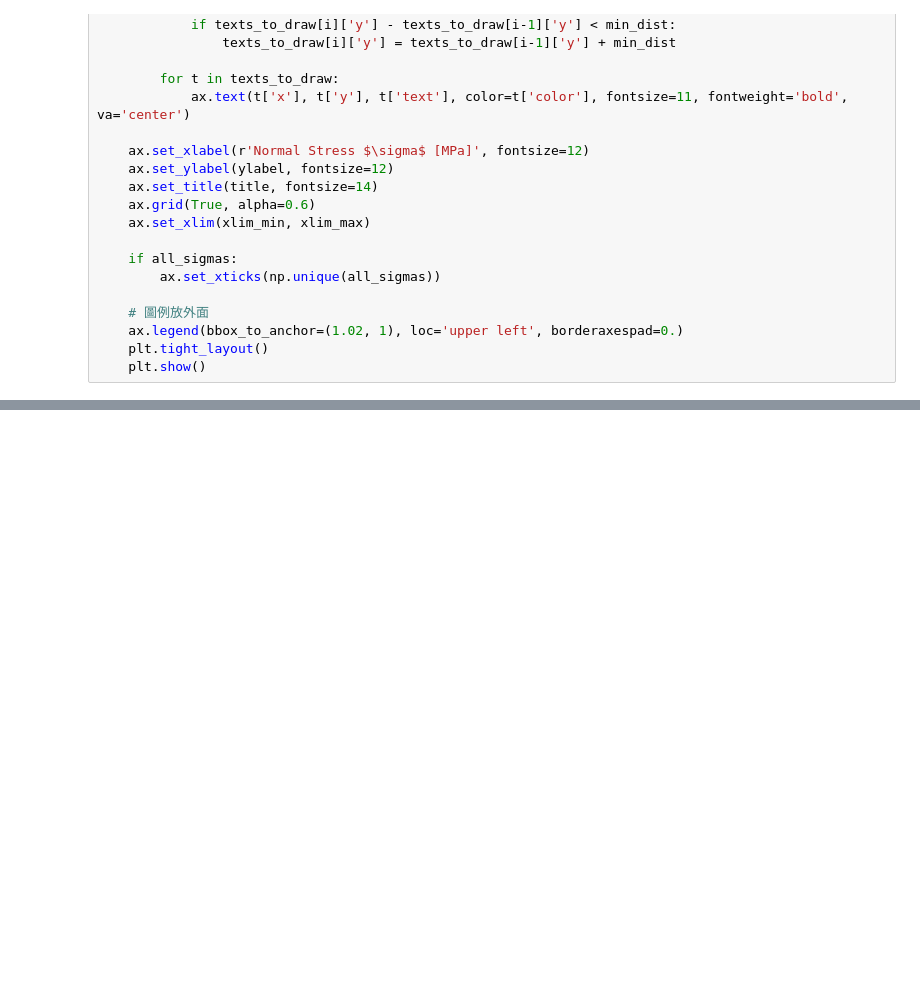
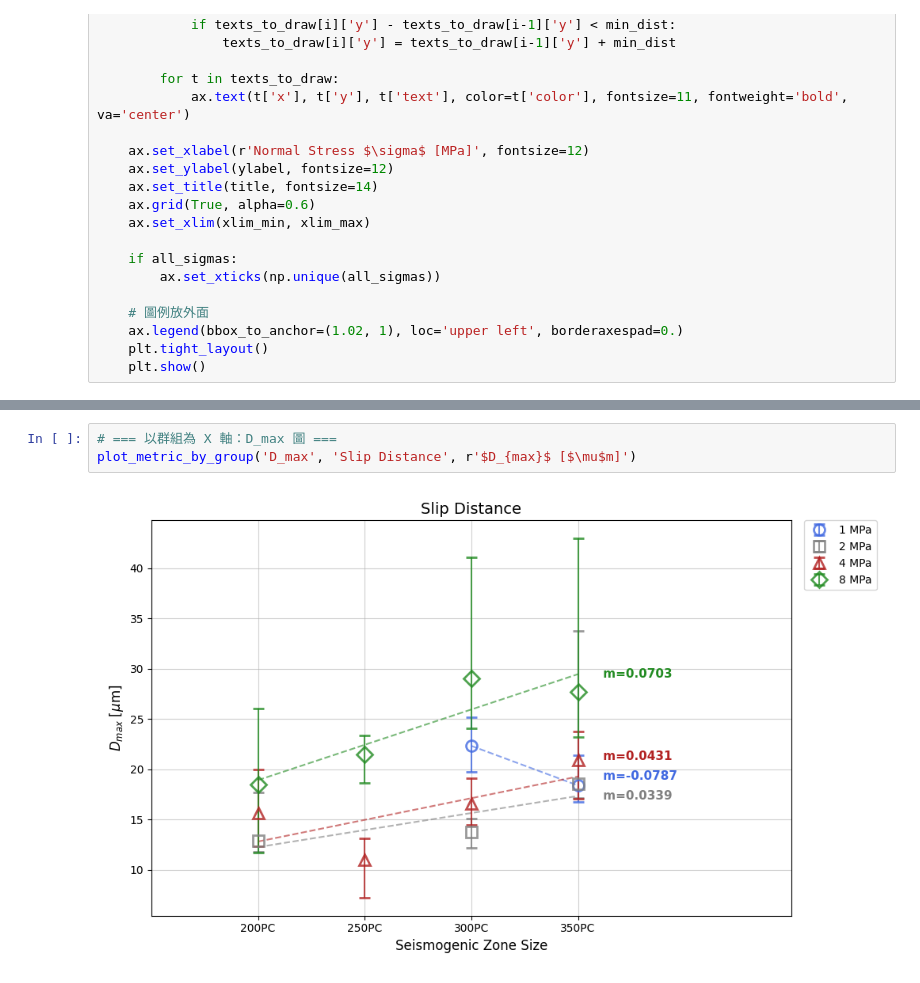
Before and after one commit to Potter0427/labquake_explorer_re, a Jupyter notebook: export h5/Summary_Plots.ipynb, the cells around one changed output, grey strips where cells are left out. Cells and saved outputs as stored; diff of their text form; blank space fills up the shorter version.

```diff
--- a/export h5/Summary_Plots.ipynb
+++ b/export h5/Summary_Plots.ipynb
@@ -164,0 +268,5 @@ plot_metric('k', 'Stiffness', r'$k$ [MPa/mm]')
+# %%
+# === 以群組為 X 軸：D_max 圖 ===
+plot_metric_by_group('D_max', 'Slip Distance', r'$D_{max}$ [$\mu$m]')
+# %% [output]
+[figure, added]
```
Also changed, not shown: parts of 9 cells of this notebook.
